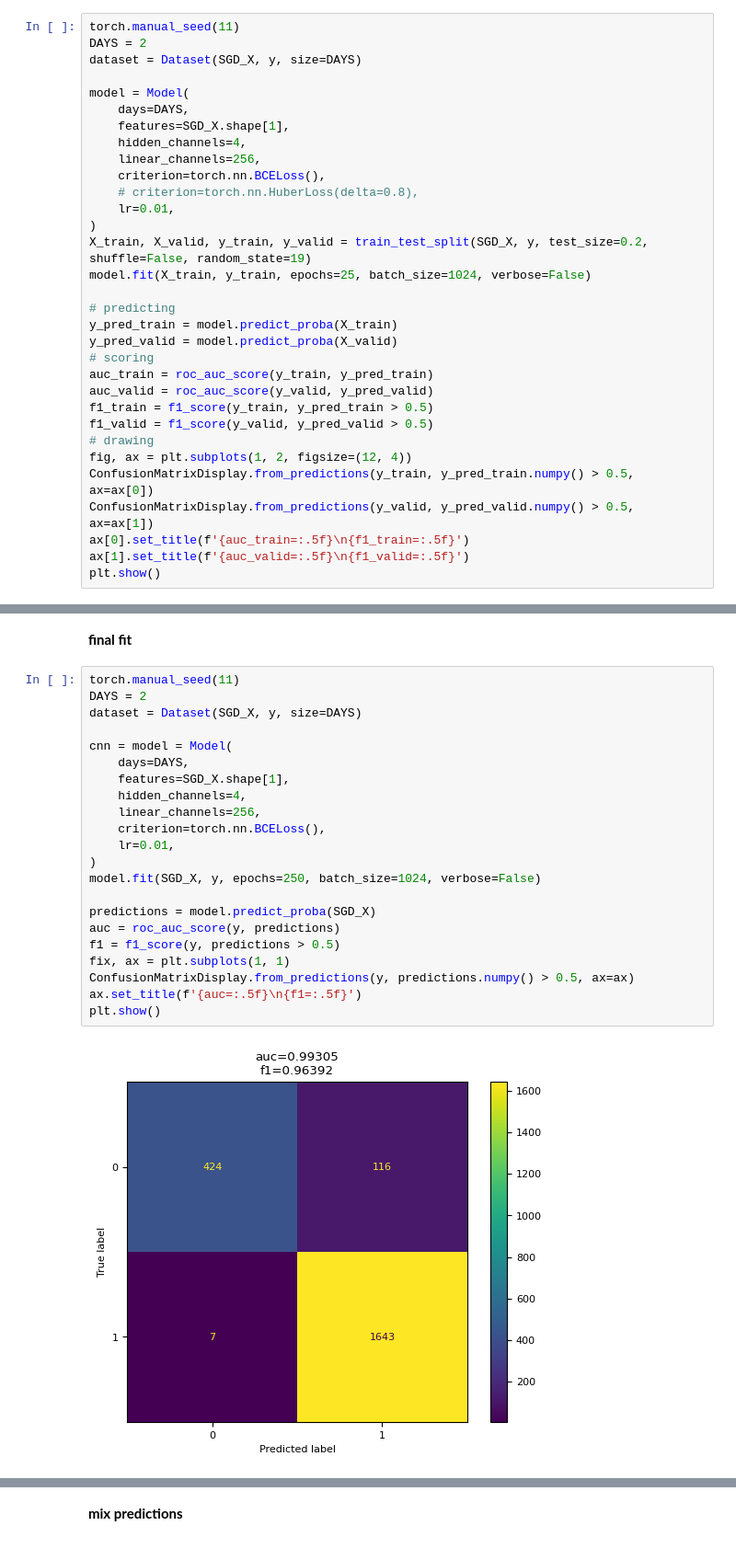
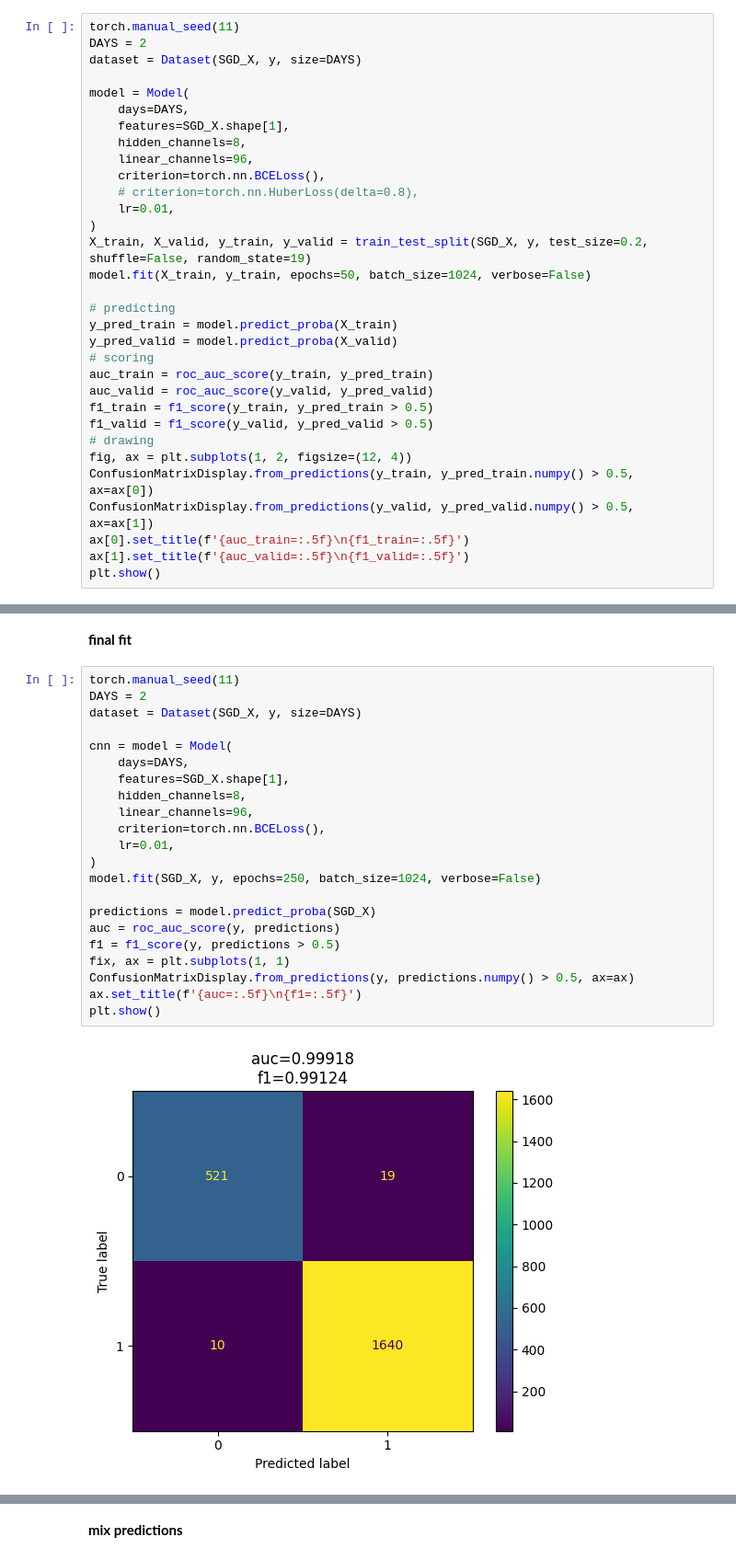
Before and after one commit to j2cry/playground, a Jupyter notebook: S5E3/research.ipynb, the cells around one changed output, grey strips where cells are left out. Shown at 92% size. Saved outputs shown, nothing was run; the diff lists cells and outputs as text.

```diff
--- a/S5E3/research.ipynb
+++ b/S5E3/research.ipynb
@@ -572,14 +610,14 @@ dataset = Dataset(SGD_X, y, size=DAYS)
 model = Model(
     days=DAYS,
     features=SGD_X.shape[1],
-    hidden_channels=4,
-    linear_channels=256,
+    hidden_channels=8,
+    linear_channels=96,
     criterion=torch.nn.BCELoss(),
     # criterion=torch.nn.HuberLoss(delta=0.8),
     lr=0.01,
 )
 X_train, X_valid, y_train, y_valid = train_test_split(SGD_X, y, test_size=0.2, shuffle=False, random_state=19)
-model.fit(X_train, y_train, epochs=25, batch_size=1024, verbose=False)
+model.fit(X_train, y_train, epochs=50, batch_size=1024, verbose=False)
 
 # predicting
 y_pred_train = model.predict_proba(X_train)
@@ -639,27 +677,27 @@ __final fit__
 # %%
 torch.manual_seed(11)
 DAYS = 2
 dataset = Dataset(SGD_X, y, size=DAYS)
 
 cnn = model = Model(
     days=DAYS,
     features=SGD_X.shape[1],
-    hidden_channels=4,
-    linear_channels=256,
+    hidden_channels=8,
+    linear_channels=96,
     criterion=torch.nn.BCELoss(),
     lr=0.01,
 )
 model.fit(SGD_X, y, epochs=250, batch_size=1024, verbose=False)
 
 predictions = model.predict_proba(SGD_X)
 auc = roc_auc_score(y, predictions)
 f1 = f1_score(y, predictions > 0.5)
 fix, ax = plt.subplots(1, 1)
 ConfusionMatrixDisplay.from_predictions(y, predictions.numpy() > 0.5, ax=ax)
 ax.set_title(f'{auc=:.5f}\n{f1=:.5f}')
 plt.show()
 # %% [output]
-[figure, old version]
+[figure, new version]
 # %%
 # CNN
 T = pipes['sgd'].transform(test.drop(columns='rainfall'))
```
Also changed, not shown: parts of 21 cells of this notebook, 1 other file.
